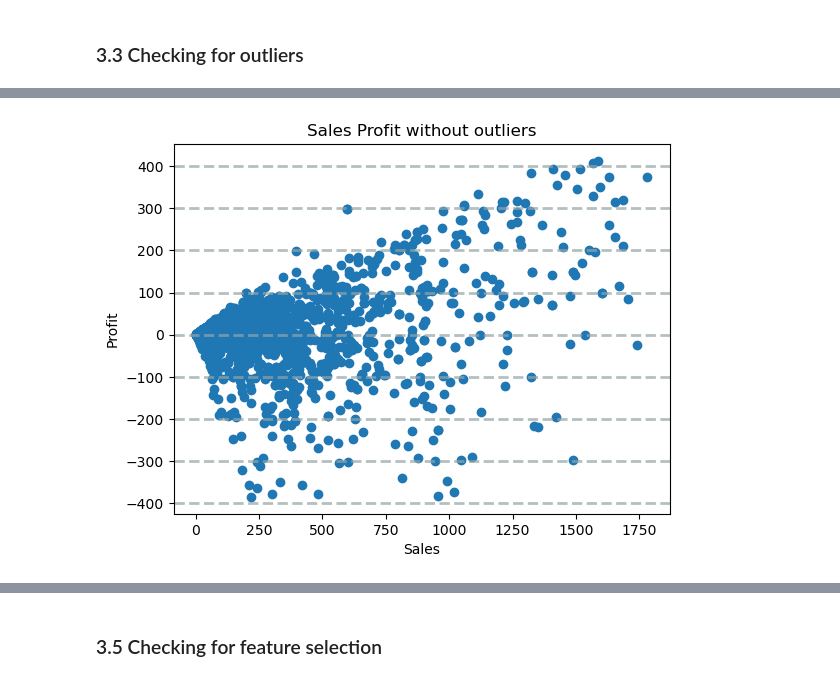
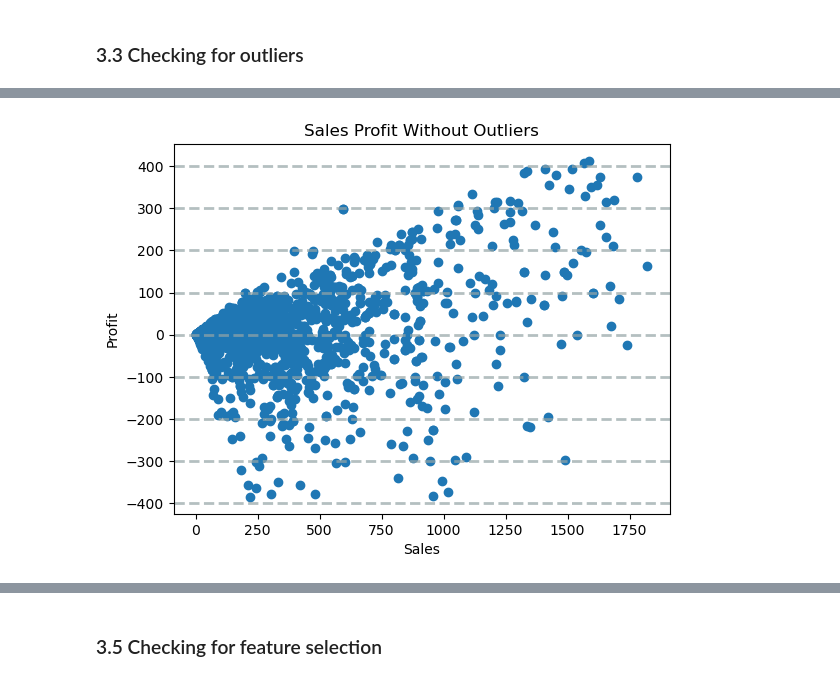
Before and after one commit to CandaceYMS/2024-Phase-2-data-science, a Jupyter notebook: data-science/1. Analysis and Preprocessing/part1-submission.ipynb, the cells around one changed output, grey strips where cells are left out. Drawn from its saved outputs; the diff is of its cells as text; code cells hidden in the pictures.

```diff
--- a/data-science/1. Analysis and Preprocessing/part1-submission.ipynb
+++ b/data-science/1. Analysis and Preprocessing/part1-submission.ipynb
@@ -618,9 +711,9 @@ df.duplicated().sum()
 # Outliers by removing them and standardising/normalising them so that all our feature ranges are similar to each other, which helps our model learn better.
 
 # All column (numerical) values are within 3 standard deviations from the mean
-cols = df[["Sales","Quantity","Profit"]].columns
-df_sub = df
-df_sub1 = df[["Sales","Quantity","Profit"]]
+cols = df[["Sales","Profit"]].columns
+df_sub = df.copy()
+df_sub1 = df[["Sales","Profit"]]
 
 # z-score filter: z-score < 3
 lim = np.abs((df_sub1 - df_sub1.mean()) / df_sub1.std(ddof=0)) < 3
@@ -647,17 +740,11 @@ df_sub.iloc[0:10]
 10 rows × 21 columns
 # %%
-# Visualize numerical columns through appropriate plots, e.g. bar plots, histograms, box and whisker plots, etc.
-
 # Create a scatter plot of Sales vs Profit
 plt.scatter(x= df_sub.Sales, y= df_sub.Profit)
-
-# Customize the chart
-plt.title('Sales Profit without outliers')
+plt.title('Sales Profit Without Outliers')
 plt.xlabel('Sales')
 plt.ylabel('Profit')
 plt.grid(color='#95a5a6', linestyle='--', linewidth=2, axis='y', alpha=0.7)
-
-# Display the plot
 plt.show()
 # %% [output]
-[figure, old version]
+[figure, new version]
```
Also changed, not shown: parts of 21 cells of this notebook.
